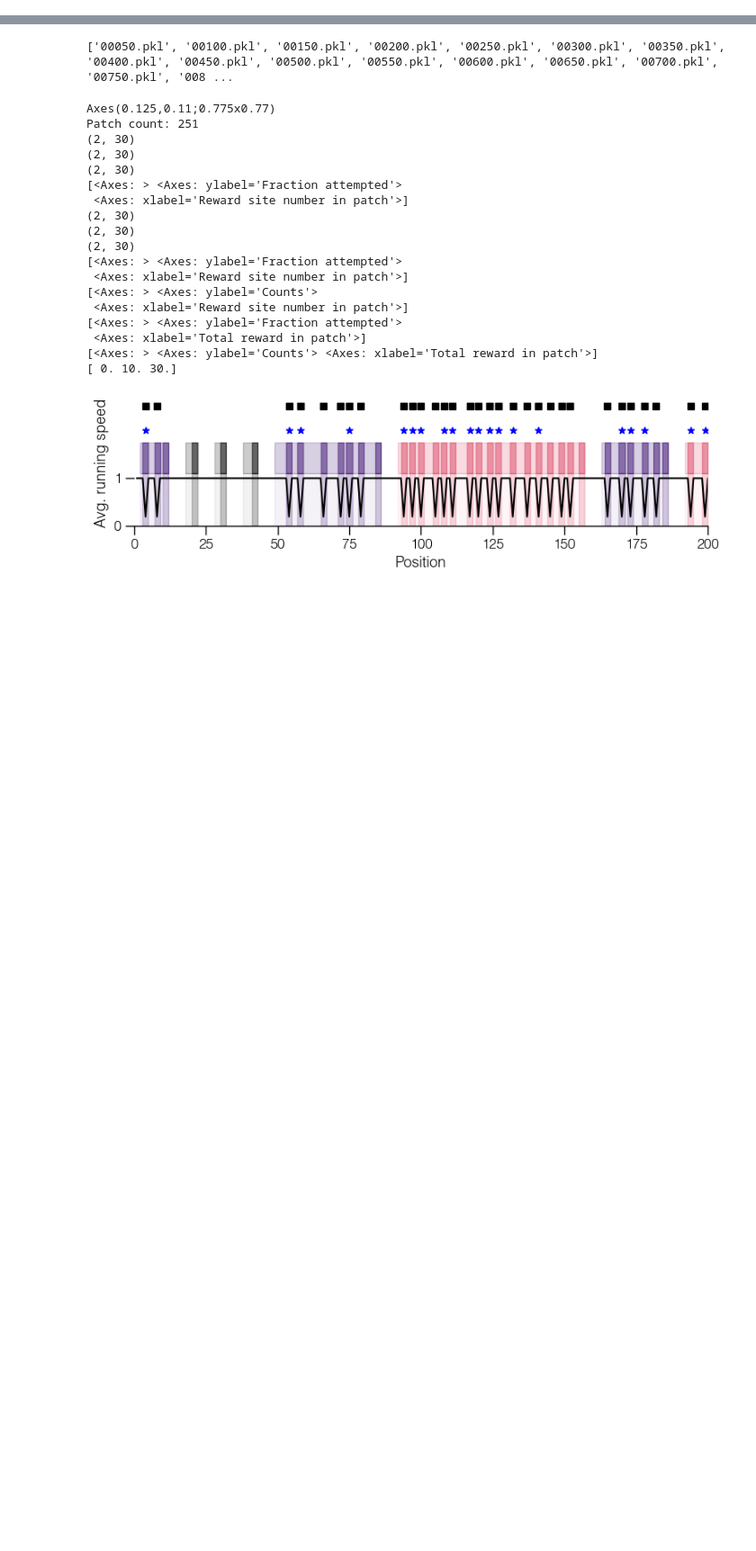
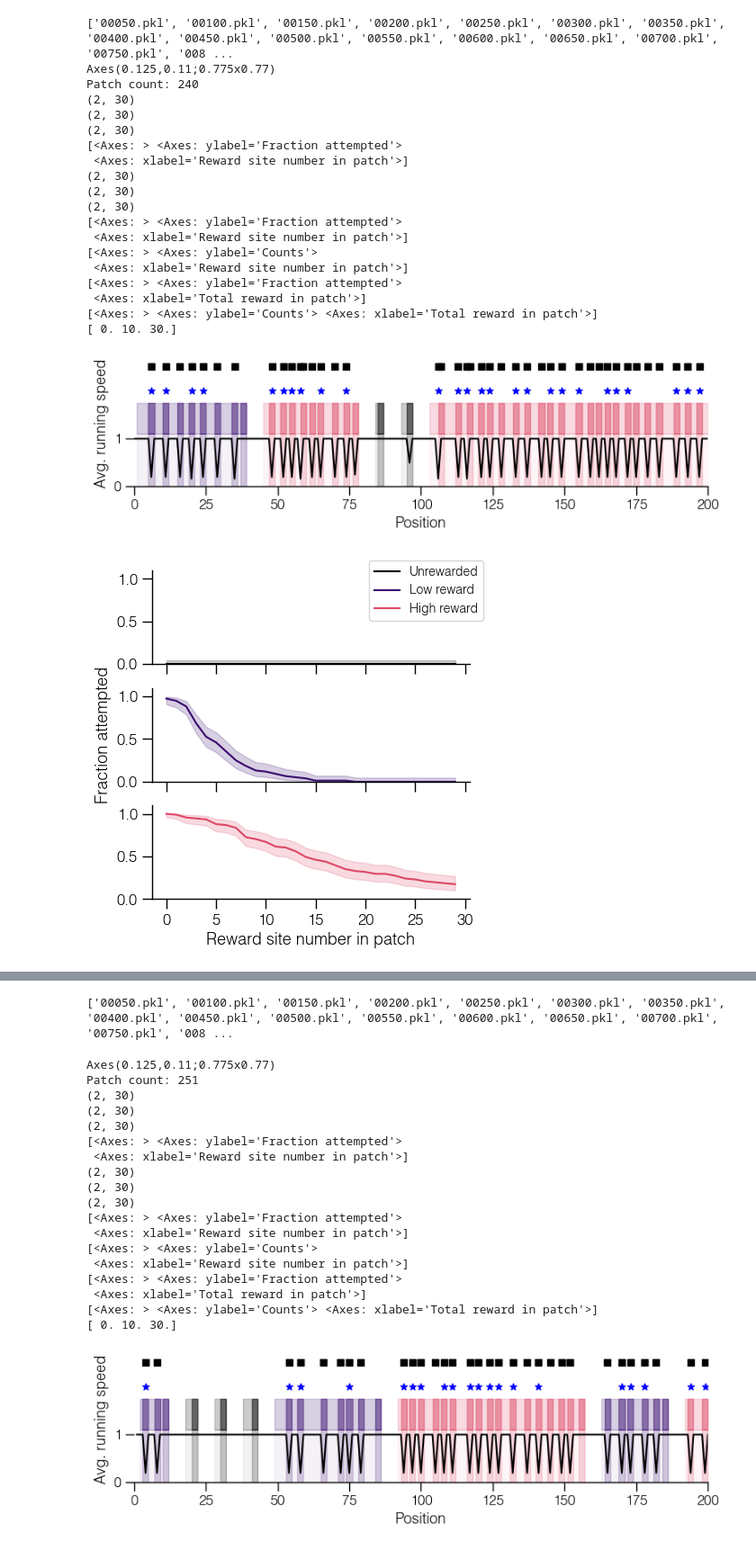
Before and after one commit to davidgbe/favorably_connected, a Jupyter notebook: code/notebooks/session_visualization_fixed_mapping_augmented_perturbations.ipynb, the cells around one changed output, grey strips where cells are left out. Shown: that part at 90% size. Saved outputs shown, nothing was run; the diff lists cells and outputs as text; code cells hidden in the pictures; blank space fills up the shorter version.

```diff
--- a/code/notebooks/session_visualization_fixed_mapping_augmented_perturbations.ipynb
+++ b/code/notebooks/session_visualization_fixed_mapping_augmented_perturbations.ipynb
@@ -291,0 +323,31 @@ def plot_session(data_path, env_idx, update_num=None, xlim=None, max_reward_para
+# %%
+plot_session(
+    '../../results/rl_agent_outputs/train_augmented_rnn_pretrained_2025-02-21_00_09_16_185395_var_noise_0.0001_activity_weight_1/state',
+    env_idx=1,
+    xlim=(0, 200),
+    max_reward_param=50,
+    max_reward_sites=30,
+    update_num=0,
+)
+# %% [output]
+['00050.pkl', '00100.pkl', '00150.pkl', '00200.pkl', '00250.pkl', '00300.pkl', '00350.pkl', '00400.pkl', '00450.pkl', '00500.pkl', '00550.pkl', '00600.pkl', '00650.pkl', '00700.pkl', '00750.pkl', '008 ...
+Axes(0.125,0.11;0.775x0.77)
+Patch count: 240
+(2, 30)
+(2, 30)
+(2, 30)
+[<Axes: > <Axes: ylabel='Fraction attempted'>
+ <Axes: xlabel='Reward site number in patch'>]
+(2, 30)
+(2, 30)
+(2, 30)
+[<Axes: > <Axes: ylabel='Fraction attempted'>
+ <Axes: xlabel='Reward site number in patch'>]
+[<Axes: > <Axes: ylabel='Counts'>
+ <Axes: xlabel='Reward site number in patch'>]
+[<Axes: > <Axes: ylabel='Fraction attempted'>
+ <Axes: xlabel='Total reward in patch'>]
+[<Axes: > <Axes: ylabel='Counts'> <Axes: xlabel='Total reward in patch'>]
+[ 0. 10. 30.]
+[figure, added]
+[figure, added]
```
Also changed, not shown: parts of 3 cells of this notebook, 6 other files.
